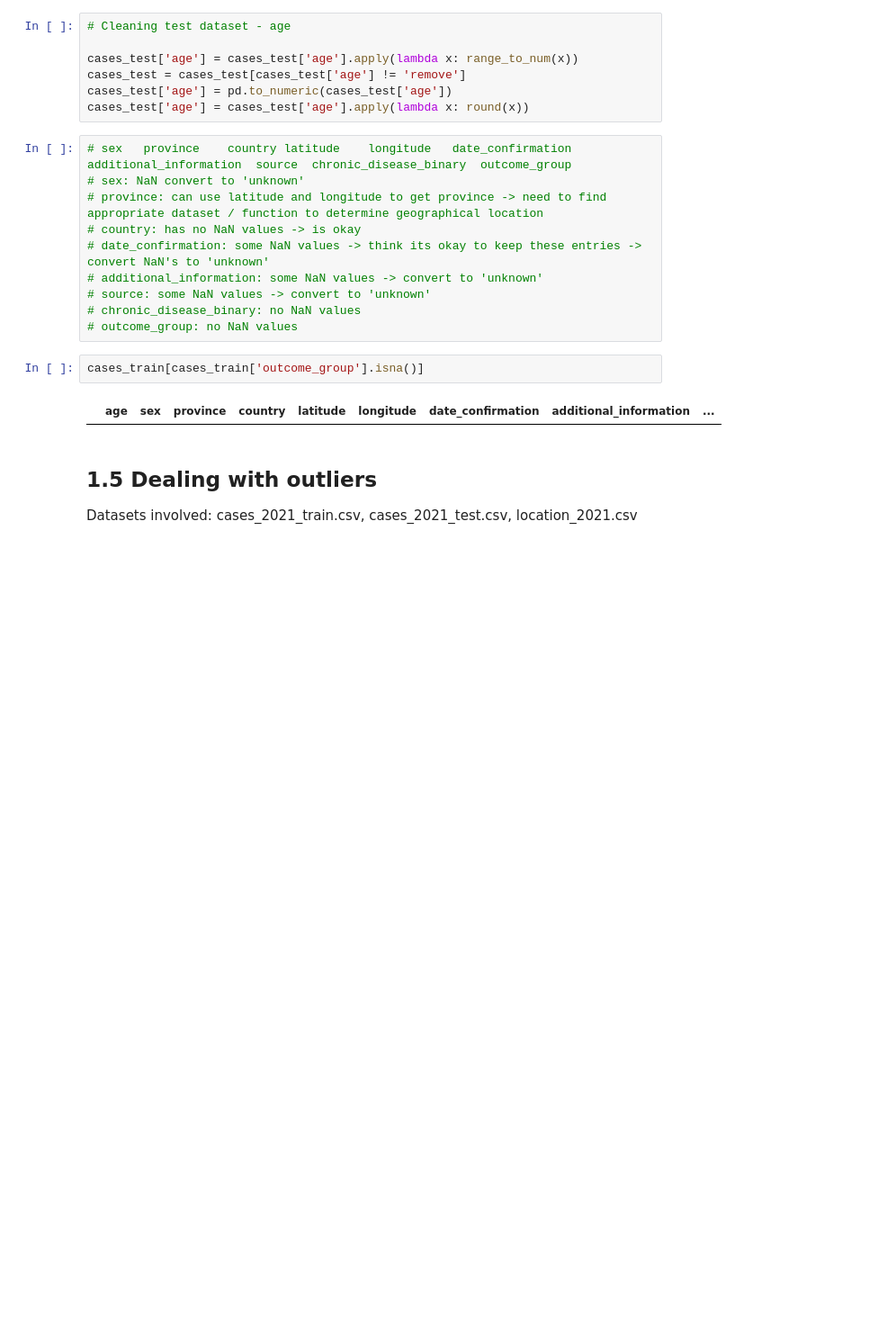
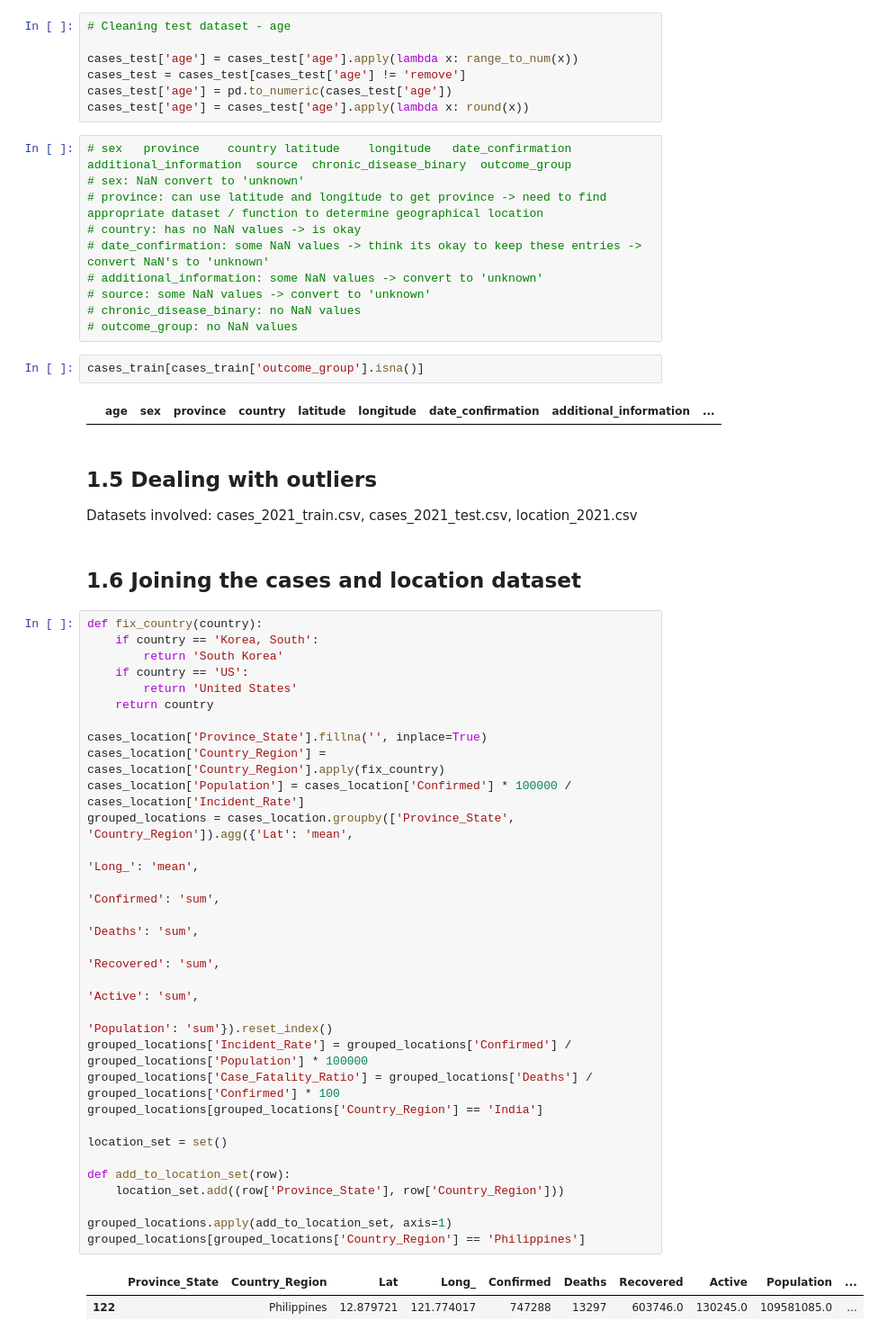
Before and after one commit to YufengLuo98/CMPT-459-Course-Project, a Jupyter notebook: milestone-1.ipynb, the cells around one changed output. Shown: that part at 90% size. Saved outputs shown, nothing was run; the diff lists cells and outputs as text; blank space fills up the shorter version.

```diff
--- a/milestone-1.ipynb
+++ b/milestone-1.ipynb
@@ -396,3 +396,37 @@ cases_train[cases_train['outcome_group'].isna()]
 # %% [markdown]
 ## 1.5 Dealing with outliers
 Datasets involved: cases_2021_train.csv, cases_2021_test.csv, location_2021.csv
+# %% [markdown]
+## 1.6 Joining the cases and location dataset
+# %%
+def fix_country(country):
+    if country == 'Korea, South':
+        return 'South Korea'
+    if country == 'US':
+        return 'United States'
+    return country
+
+cases_location['Province_State'].fillna('', inplace=True)
+cases_location['Country_Region'] = cases_location['Country_Region'].apply(fix_country)
+cases_location['Population'] = cases_location['Confirmed'] * 100000 / cases_location['Incident_Rate']
+grouped_locations = cases_location.groupby(['Province_State', 'Country_Region']).agg({'Lat': 'mean',
+                                                                                      'Long_': 'mean',
+                                                                                      'Confirmed': 'sum',
+                                                                                     'Deaths': 'sum',
+                                                                                     'Recovered': 'sum',
+                                                                                     'Active': 'sum',
+                                                                                     'Population': 'sum'}).reset_index()
+grouped_locations['Incident_Rate'] = grouped_locations['Confirmed'] / grouped_locations['Population'] * 100000
+grouped_locations['Case_Fatality_Ratio'] = grouped_locations['Deaths'] / grouped_locations['Confirmed'] * 100
+grouped_locations[grouped_locations['Country_Region'] == 'India']
+
+location_set = set()
+
+def add_to_location_set(row):
+    location_set.add((row['Province_State'], row['Country_Region']))
+
+grouped_locations.apply(add_to_location_set, axis=1)
+grouped_locations[grouped_locations['Country_Region'] == 'Philippines']
+# %% [output]
+|  | Province_State | Country_Region | Lat | Long_ | Confirmed | Deaths | Recovered | Active | Population | ... |
+| 122 |  | Philippines | 12.879721 | 121.774017 | 747288 | 13297 | 603746.0 | 130245.0 | 109581085.0 | ... |
```
Also changed, not shown: parts of 19 cells of this notebook.
